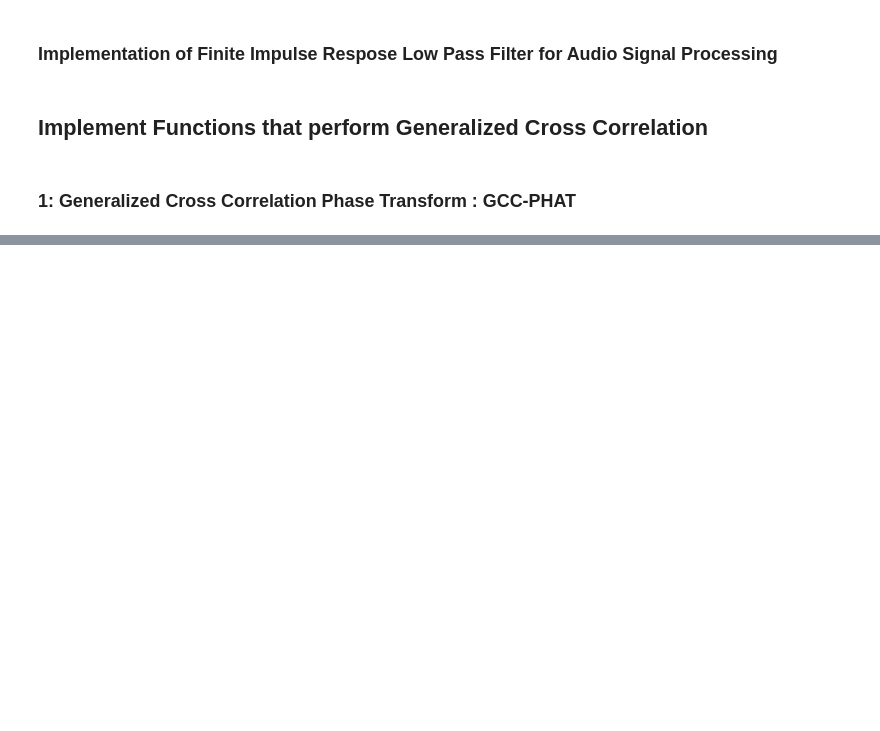
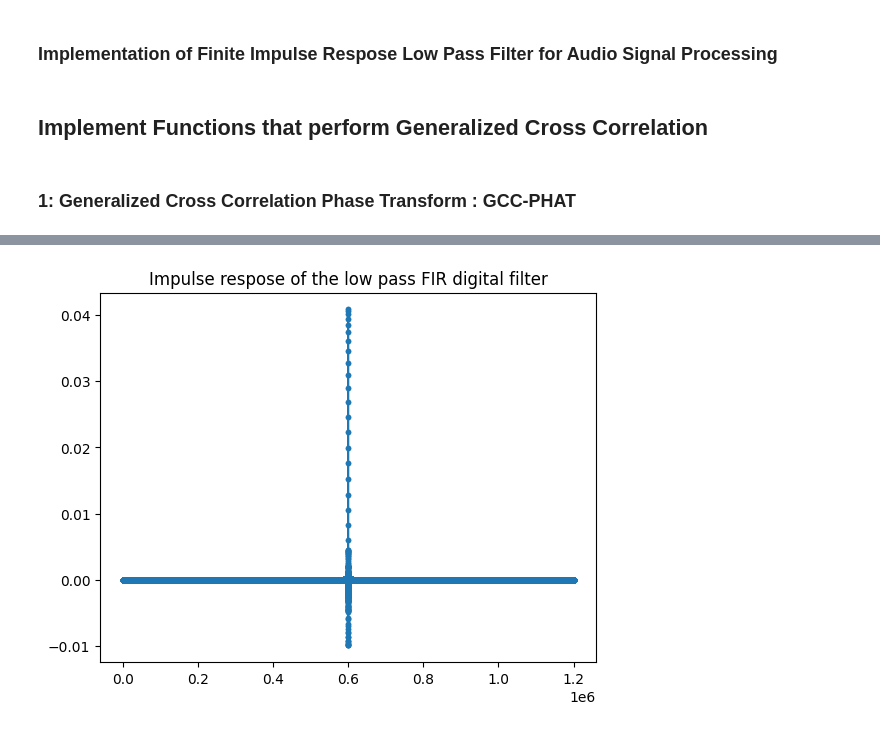
Before and after one commit to Kananelo688/Acoustic-Localization-using-TDoA, a Jupyter notebook: notebooks/Audio_Signal_Simulations.ipynb, the cells around one changed output, grey strips where cells are left out. Drawn from its saved outputs; the diff is of its cells as text; code cells hidden in the pictures; blank space fills up the shorter version.

```diff
--- a/notebooks/Audio_Signal_Simulations.ipynb
+++ b/notebooks/Audio_Signal_Simulations.ipynb
@@ -88,29 +128,17 @@ def spectrogral_plot(data,rate,title="Spectrogram of the Signal"):
 ### Implementation of Finite Impulse Respose Low Pass Filter for Audio Signal Processing
 # %%
 #the following fucntion applies Finite Impulse Respose Filter on the signal passed and returns the filtered signal
-def finite_impulse_response_filter(target_signal,cut_off,sampling_rate,length=29,width=10,response=False):
+def filter(taps,cut_off,rate,plot=False,pass_zero=True):
     """
-        This function designs and applies a low pass Finite Impulse Respose filter
-        on the target_singnal for the given sampling rate, cut_off frequency and transition region width.
-        The function plots the filter respose if the parameter 'response' is set to true, and returns the filtered signal
+        Function that computes the impulse response of the filter
+
     """
-    #-----------------Define the Nyquist Frequency-------------
-    Nyquist_rate=sampling_rate/2
-    #----------------Define Normalized cut-off frequency-------
-    normalized_cutoff=cut_off/Nyquist_rate
-    #---------------Obtain the filter coeficients--------------
-    filter_coeff=signal.firwin(length,normalized_cutoff,width=width)
-    if response:
-        [w,h]=signal.freqz(filter_coeff,worN=20_000)
-        w=sampling_rate*w/(2*np.pi)
-        h_db=20*np.log10(abs(h))
-        plt.plot(w,h_db)
-        plt.title("Frequency Response of the Finite Impulse Response Low Pass")
-        plt.ylabel("Magnitude(dB)")
-        plt.xlabel("Frequency(Hz)")
+    h = signal.firwin(taps, cut_off,pass_zero=pass_zero,width=5, nyq=rate/2)
+    if plot:
+        plt.plot(h,'.-')
+        plt.title('Impulse respose of the low pass FIR digital filter')
         plt.show()
-    filtered_signal=signal.lfilter(filter_coeff,1.0,target_signal)
-    return filtered_signal
+    return h
 # %% [markdown]
 ## Implement Functions that perform Generalized Cross Correlation
 # %% [markdown]
@@ -193,0 +248,4 @@ delay is 0.000203125
+# %%
+h=filter(len(pi2_ch1),[20,1000],rate,pass_zero='bandpass',plot=True)
+# %% [output]
+[figure, added]
```
Also changed, not shown: parts of 26 cells of this notebook, 15 other files.
